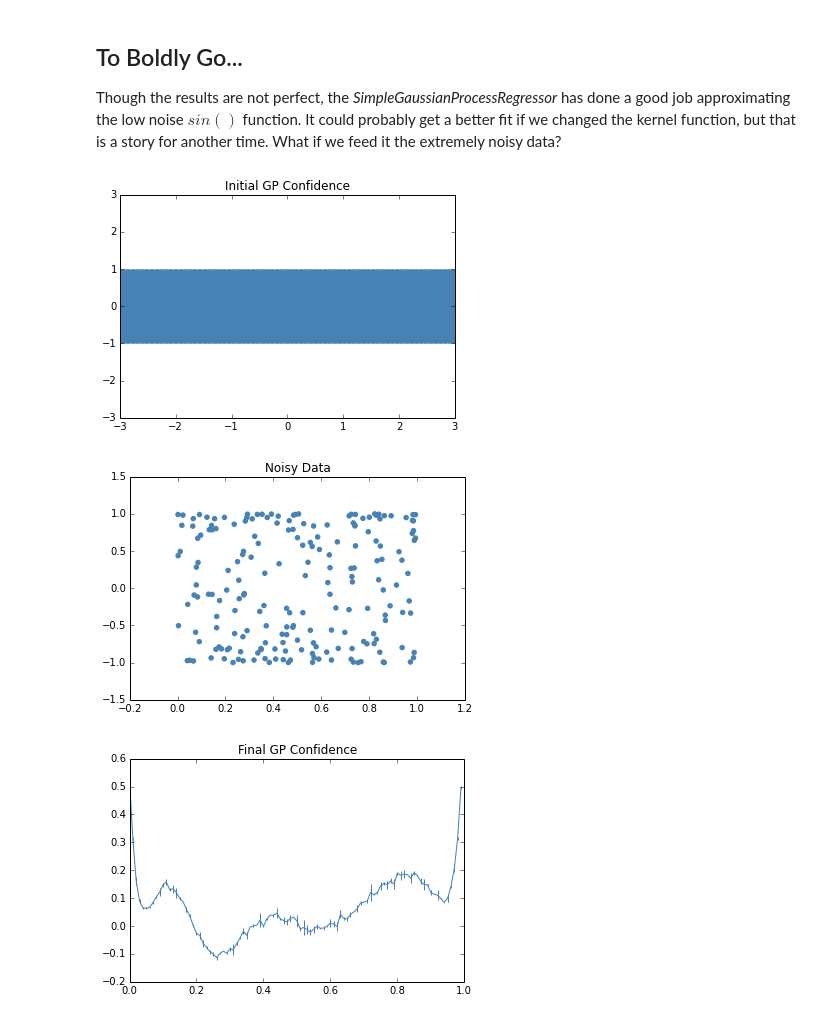
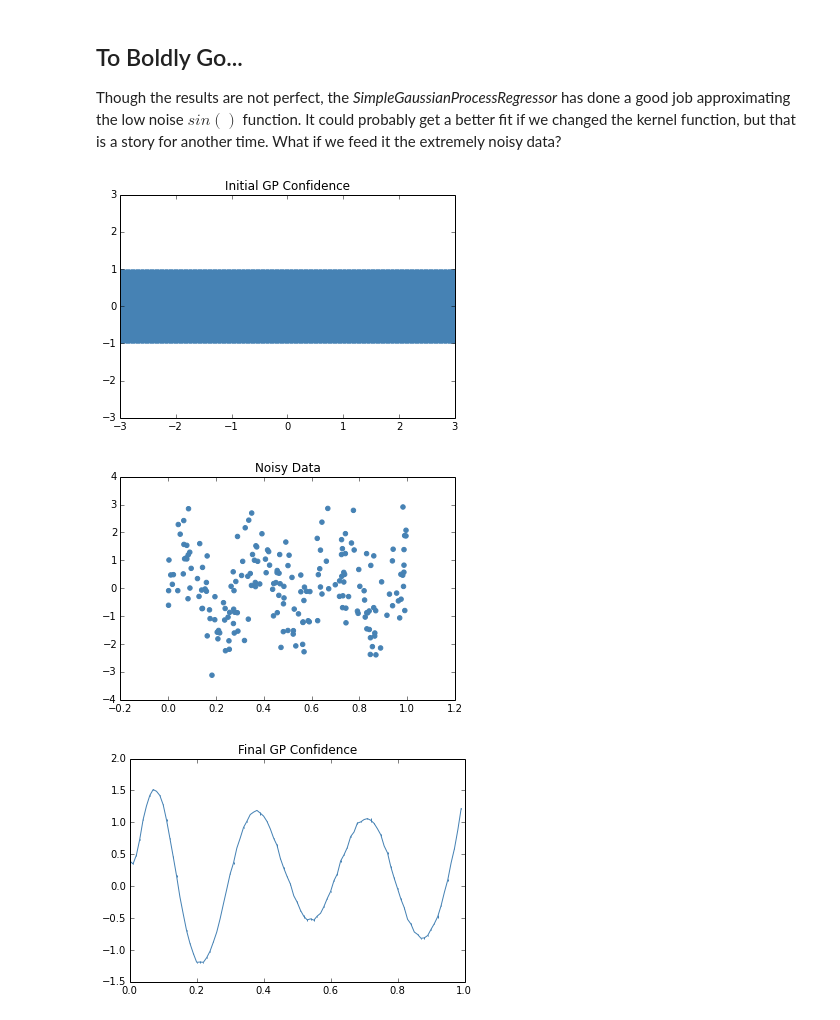
Before and after one commit to kastnerkyle/kastnerkyle.github.io-pelican, a Jupyter notebook: content/downloads/notebooks/ml_introduction_to_gaussian_processes.ipynb, the cells around one changed output. Cells and saved outputs as stored; diff of their text form; code cells hidden in the pictures.

```diff
--- a/content/downloads/notebooks/ml_introduction_to_gaussian_processes.ipynb
+++ b/content/downloads/notebooks/ml_introduction_to_gaussian_processes.ipynb
@@ -46,7 +46,7 @@ However, there is a problem - if our measurements are very noisy it may be very
 rng = np.random.RandomState(1999)
 n_samples = 1000
 X = rng.rand(n_samples)
-y = np.sin(20 * X + 5 * rng.randn(n_samples))
+y = np.sin(20 * X) + .95 * rng.randn(n_samples)
 plt.scatter(X, y, color='steelblue')
 plt.title('Really Noisy Data')
 # %% [output]
@@ -73,7 +73,7 @@ def exponential_kernel(x1, x2):
     return np.exp(-(x1[np.newaxis, :, :] - x2[:, np.newaxis, :])[:, :, 0] ** 2).T
 
 # Covariance calculation for a given kernel
-def correlation(kernel, x1, x2):
+def covariance(kernel, x1, x2):
     return kernel(x1, x2)
 
 rng = np.random.RandomState(1999)
@@ -81,7 +81,7 @@ rng = np.random.RandomState(1999)
 # Initial guess
 kernel = exponential_kernel
 init = np.zeros((1, 1))
-sigma = correlation(kernel, init, init)
+sigma = covariance(kernel, init, init)
 xpts = np.arange(-3, 3, step=0.01).reshape((-1, 1))
 plt.errorbar(xpts.squeeze(), np.zeros(len(xpts)), yerr=sigma.squeeze(), capsize=0, color='steelblue')
 plt.ylim(-3, 3)
@@ -137,11 +134,11 @@ $p(\hat{x}|x,y) = \mathcal{N}( \Sigma_{x\hat{x}}\Sigma_{x}^{-1}y,
 The conditional function below is the coded representation of this. Let's use it to make some plots of Gaussian process learning.
 # %%
 def conditional(x_new, x, y, kernel):
-    corr_xxn = correlation(kernel, x_new, x)
-    corr_x = correlation(kernel, x, x)
-    corr_xn = correlation(kernel, x_new, x_new)
-    mean = corr_xxn.dot(np.linalg.pinv(corr_x)).dot(y)
-    variance = corr_xn - corr_xxn.dot(np.linalg.pinv(corr_x)).dot(corr_xxn.T)
+    cov_xxn = covariance(kernel, x_new, x)
+    cov_x = covariance(kernel, x, x)
+    cov_xn = covariance(kernel, x_new, x_new)
+    mean = cov_xxn.dot(np.linalg.pinv(cov_x)).dot(y)
+    variance = cov_xn - cov_xxn.dot(np.linalg.pinv(cov_x)).dot(cov_xxn.T)
     return mean, variance
 
 
@@ -269,11 +266,11 @@ class SimpleGaussianProcessRegressor(BaseEstimator, RegressorMixin):
         self.kernel_function = kernel_function
         self.copy = copy
         self.predicted_mean_ = 0
-        self.predicted_var_ = self._correlation(np.zeros((1, 1)), np.zeros((1, 1)))
+        self.predicted_var_ = self._covariance(np.zeros((1, 1)), np.zeros((1, 1)))
         self._X = None
         self._y = None
 
-    def _correlation(self, x1, x2):
+    def _covariance(self, x1, x2):
         return self.kernel_function(x1, x2)
 
     def fit(self, X, y):
@@ -293,12 +290,12 @@ class SimpleGaussianProcessRegressor(BaseEstimator, RegressorMixin):
 
     def predict(self, X, y=None):
         X = check_array(X, copy=self.copy)
-        corr_xxn = self._correlation(X, self._X)
-        corr_x = self._correlation(self._X, self._X)
-        corr_xn = self._correlation(X, X)
-        corr_x_inv = linalg.pinv(corr_x)
-        mean = corr_xxn.dot(corr_x_inv).dot(self._y)
-        var = corr_xn - corr_xxn.dot(corr_x_inv).dot(corr_xxn.T)
+        cov_xxn = self._covariance(X, self._X)
+        cov_x = self._covariance(self._X, self._X)
+        cov_xn = self._covariance(X, X)
+        cov_x_inv = linalg.pinv(cov_x)
+        mean = cov_xxn.dot(cov_x_inv).dot(self._y)
+        var = cov_xn - cov_xxn.dot(cov_x_inv).dot(cov_xxn.T)
         self.predicted_mean_ = mean
         self.predicted_var_ = var
         return mean
@@ -335,23 +332,23 @@ Though the results are not perfect, the *SimpleGaussianProcessRegressor* has don
 # %%
 gp = SimpleGaussianProcessRegressor(exponential_kernel)
 plt.title('Initial GP Confidence')
 plot_gp_confidence(gp, X_low=-3, X_high=3, X_step=.01, xlim=(-3, 3), ylim=(-3, 3))
 
 rng = np.random.RandomState(1999)
 n_samples = 200
 X = rng.rand(n_samples, 1)
-y = np.sin(20 * X + 25 * rng.randn(X.shape[0], 1))
+y = np.sin(20 * X) + .95 * rng.randn(X.shape[0], 1)
 plt.title('Noisy Data')
 plt.scatter(X, y, color='steelblue')
 plt.show()
 
 gp.fit(X, y)
 X_new = rng.rand(5, 1)
 gp.predict(X_new)
 plt.title('Final GP Confidence')
 plot_gp_confidence(gp, show_gp_points=False, X_low=0, X_high=1, X_step=.01)
 # %% [output]
 [figure]
-[figure, old version]
+[figure, new version]
-[figure, old version]
+[figure, new version]
 # %% [markdown]
```
Also changed, not shown: parts of 10 cells of this notebook, 3 other files.
